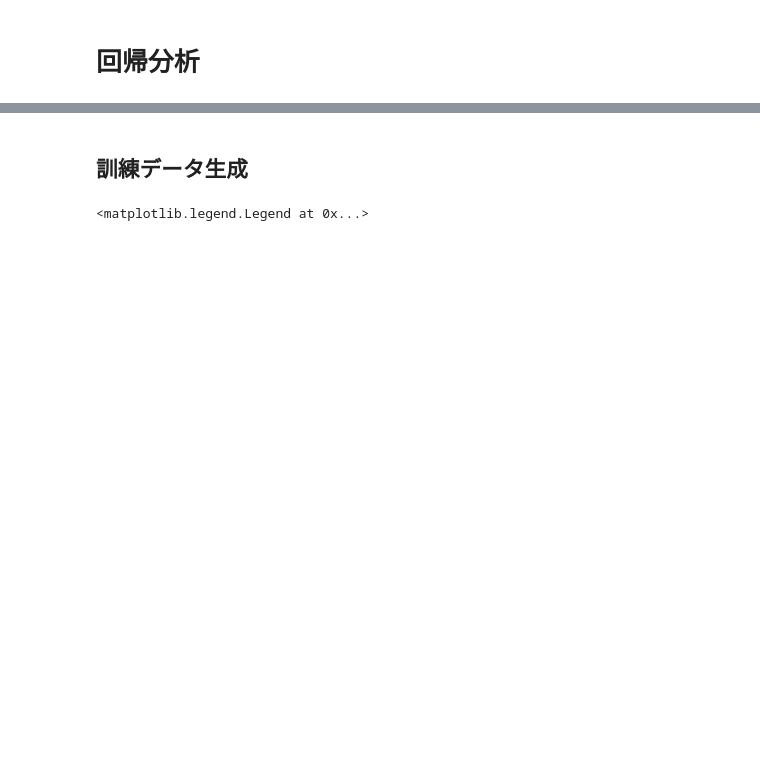
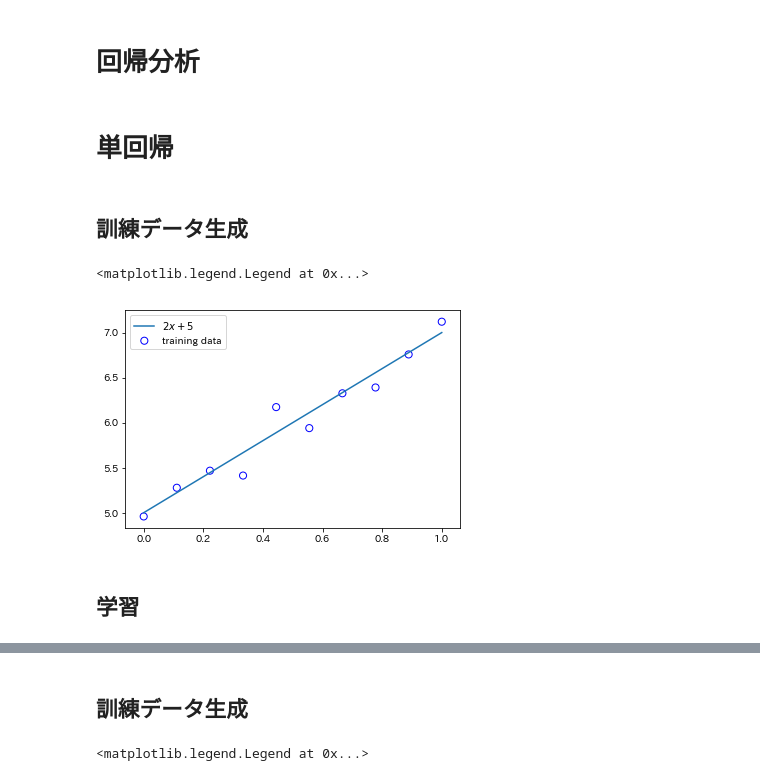
Before and after one commit to wattan0/ml_jupyter2, a Jupyter notebook: regression.ipynb, the cells around one changed output, grey strips where cells are left out. Cells and saved outputs as stored; diff of their text form; code cells hidden in the pictures; blank space fills up the shorter version.

```diff
--- a/regression.ipynb
+++ b/regression.ipynb
@@ -4,3 +4,22 @@
 %matplotlib inline
 import numpy as np
 import matplotlib.pyplot as plt
+# %% [markdown]
+# 単回帰
+# %% [markdown]
+## 訓練データ生成
+# %%
+x = np.linspace(0, 1, 10)
+y_true = 2 * x + 5
+y = y_true + np.random.normal(scale=.2, size=y_true.shape)
+x_train = x
+y_train = y
+# %%
+plt.scatter(x_train, y_train, facecolor="none", edgecolor="b", s=50,  label="training data")
+plt.plot(x, y_true, label="$2 x + 5$")
+plt.legend()
+# %% [output]
+<matplotlib.legend.Legend at 0x...>
+[figure, added]
+# %% [markdown]
+## 学習
```
Also changed, not shown: parts of 22 cells of this notebook, 2 other files.
